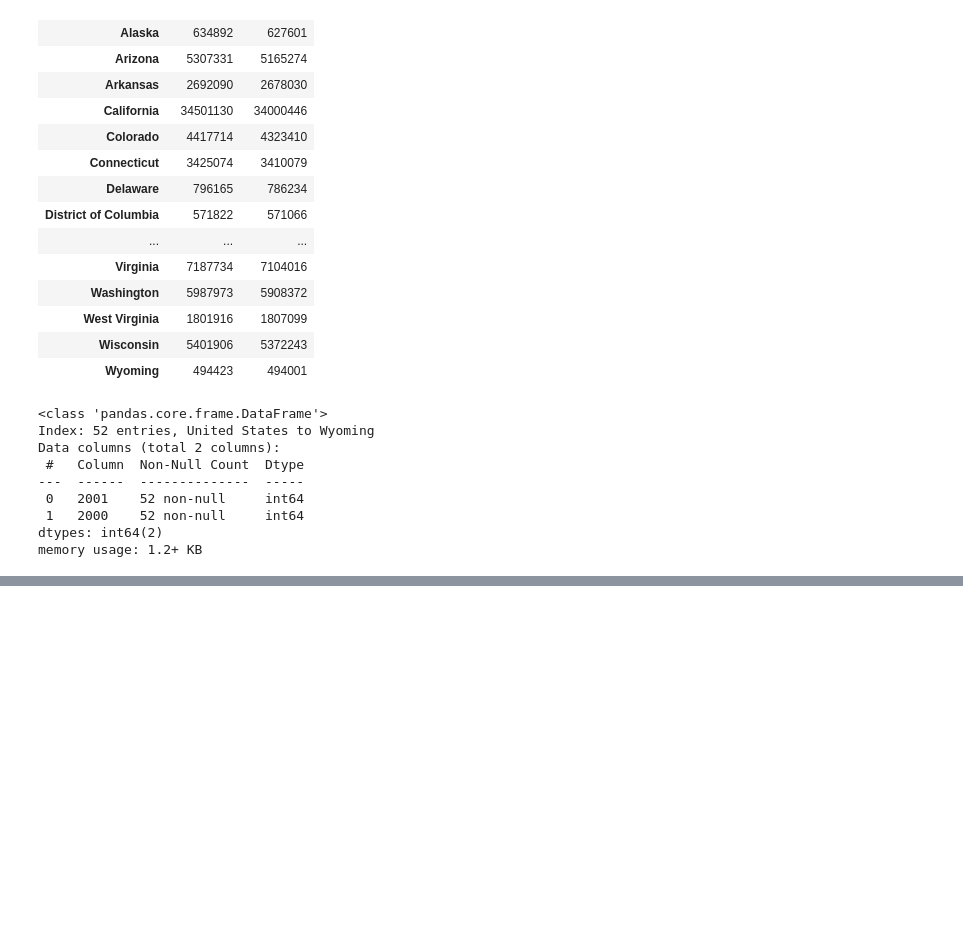
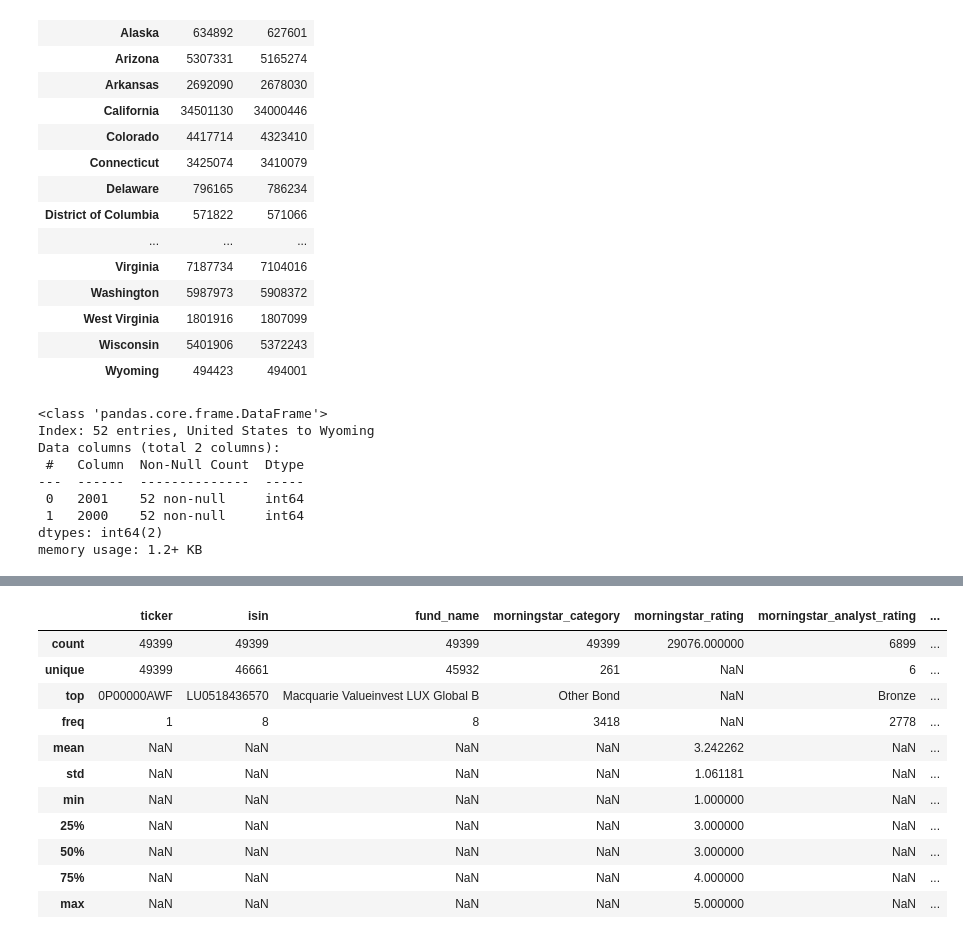
Before and after one commit to AndreasFeichtinger/Python-Jupyter-Notebooks, a Jupyter notebook: Pandas.ipynb, the cells around one changed output, grey strips where cells are left out. Drawn from its saved outputs; the diff is of its cells as text; code cells hidden in the pictures; blank space fills up the shorter version.

```diff
--- a/Pandas.ipynb
+++ b/Pandas.ipynb
@@ -1537,3 +1537,6 @@ Data columns (total 2 columns):
  1   2000    52 non-null     int64
 dtypes: int64(2)
 memory usage: 1.2+ KB
+# %%
+f_path = 'Morningstar - European Mutual Funds.csv'
+df = pd.read_csv(f_path)
@@ -1539,0 +1565,2 @@ memory usage: 1.2+ KB
+# %%
+pd.options.display.max_info_columns
@@ -1539,0 +1623,2 @@ memory usage: 1.2+ KB
+# %%
+pd.options.display.max_columns= None
@@ -1539,0 +1638,17 @@ memory usage: 1.2+ KB
+# %%
+stats = df.describe(include='all')
+# %%
+stats
+# %% [output]
+|  | ticker | isin | fund_name | morningstar_category | morningstar_rating | morningstar_analyst_rating | ... |
+| count | 49399 | 49399 | 49399 | 49399 | 29076.000000 | 6899 | ... |
+| unique | 49399 | 46661 | 45932 | 261 | NaN | 6 | ... |
+| top | 0P00000AWF | LU0518436570 | Macquarie Valueinvest LUX Global B | Other Bond | NaN | Bronze | ... |
+| freq | 1 | 8 | 8 | 3418 | NaN | 2778 | ... |
+| mean | NaN | NaN | NaN | NaN | 3.242262 | NaN | ... |
+| std | NaN | NaN | NaN | NaN | 1.061181 | NaN | ... |
+| min | NaN | NaN | NaN | NaN | 1.000000 | NaN | ... |
+| 25% | NaN | NaN | NaN | NaN | 3.000000 | NaN | ... |
+| 50% | NaN | NaN | NaN | NaN | 3.000000 | NaN | ... |
+| 75% | NaN | NaN | NaN | NaN | 4.000000 | NaN | ... |
+| max | NaN | NaN | NaN | NaN | 5.000000 | NaN | ... |
```
Also changed, not shown: parts of 30 cells of this notebook.
